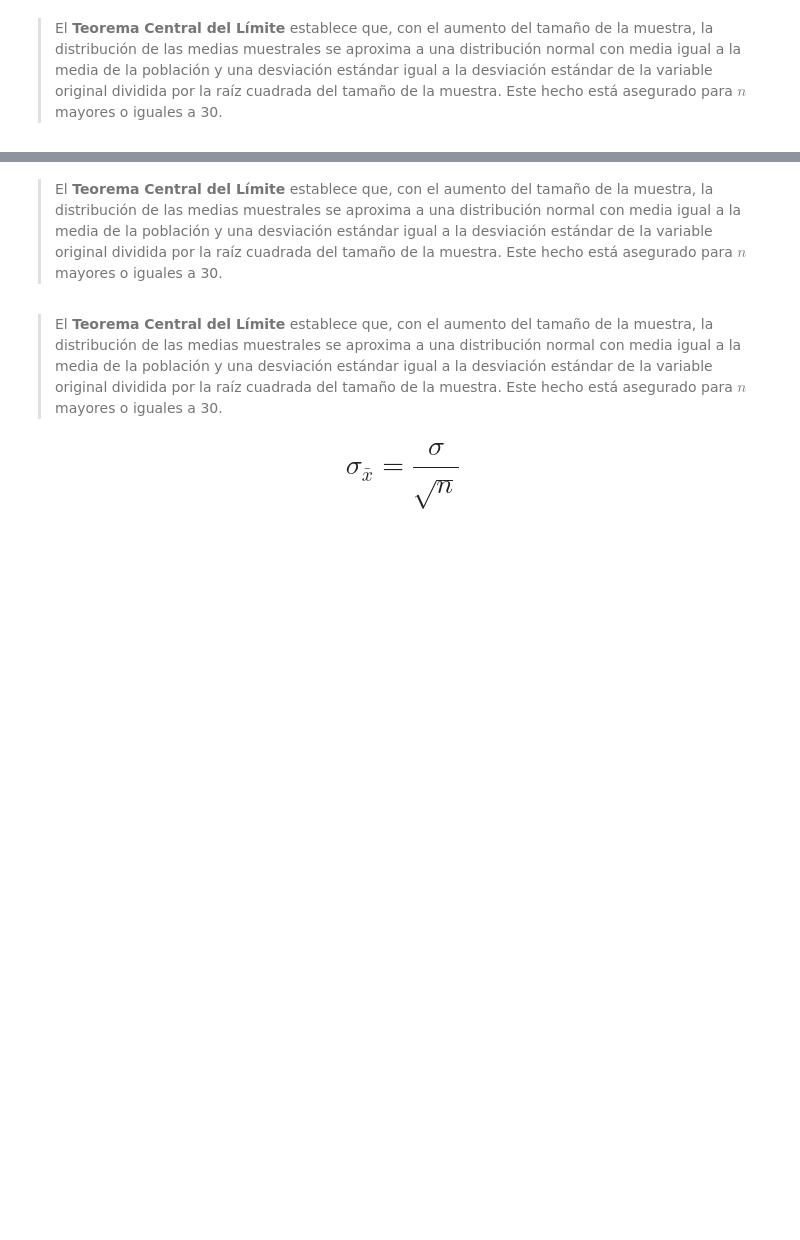
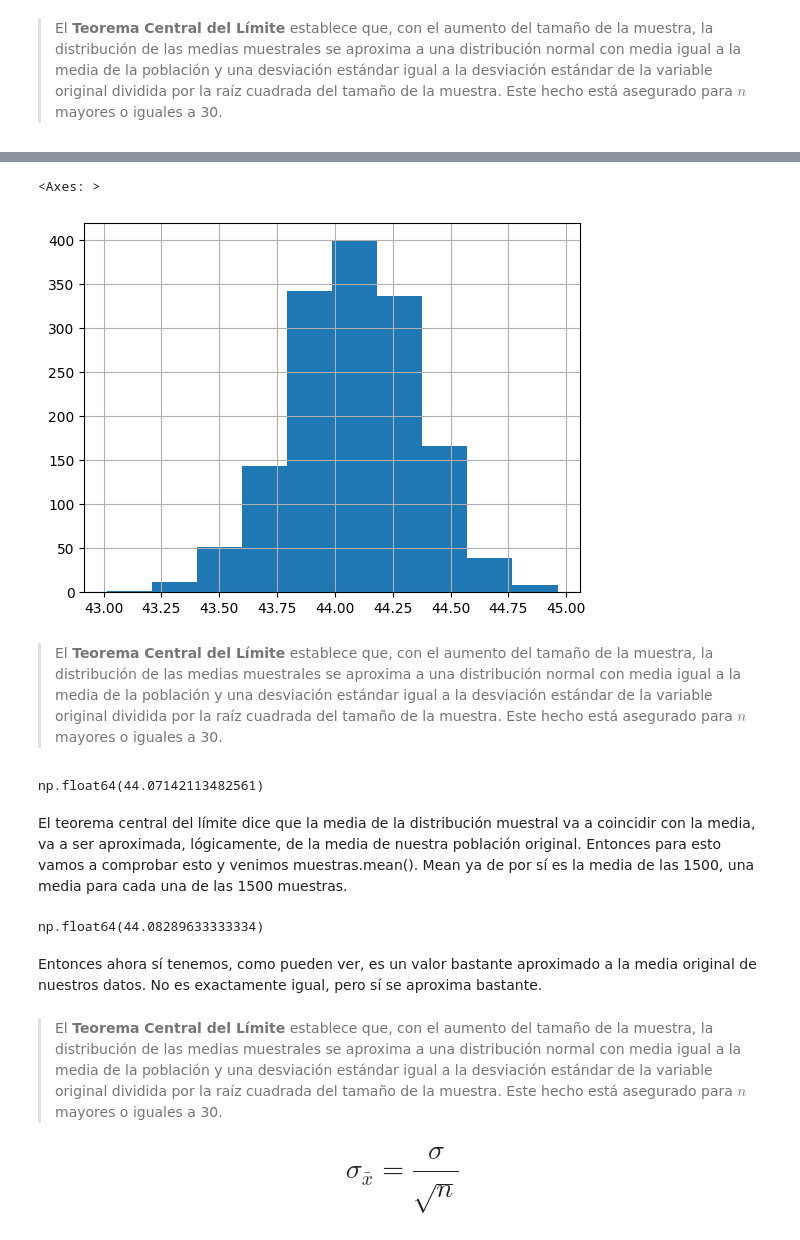
Before and after one commit to jorgevillegazz/Estadisticas-y-Machine-Learning-G9---ONE, a Jupyter notebook: PROBABILIDAD_MUESTREO_IPY.ipynb, the cells around one changed output, grey strips where cells are left out. Drawn from its saved outputs; the diff is of its cells as text; code cells hidden in the pictures; blank space fills up the shorter version.

```diff
--- a/PROBABILIDAD_MUESTREO_IPY.ipynb
+++ b/PROBABILIDAD_MUESTREO_IPY.ipynb
@@ -817,3 +1110,9 @@ Es la forma de hacer suposiciones generalizadas sobre los parámetros de una pob
 La desviación estándar de las medias muestrales se conoce como **error estándar de la media**
 # %% [markdown]
 ### Entendiendo el Teorema Central del Límite
+# %%
+n=2000
+total_de_muestras= 1500
+# %%
+muestras = pd.DataFrame()
+muestras
@@ -819,0 +1123,7 @@ La desviación estándar de las medias muestrales se conoce como **error estánd
+# %%
+for i in range(total_de_muestras):
+  _= datos.Edad.sample(n)
+  _.index = range(0,len(_))
+  muestras['Muestra_'+str(i)] = _
+
+muestras
@@ -822,5 +1163,22 @@ La desviación estándar de las medias muestrales se conoce como **error estánd
+# %%
+muestras.mean().hist()
+# %% [output]
+<Axes: >
+[figure, added]
 # %% [markdown]
 > El **Teorema Central del Límite** establece que, con el aumento del tamaño de la muestra, la distribución de las medias muestrales se aproxima a una distribución normal con media igual a la media de la población y una desviación estándar igual a la desviación estándar de la variable original dividida por la raíz cuadrada del tamaño de la muestra. Este hecho está asegurado para $n$ mayores o iguales a 30.
+# %%
+datos.Edad.mean()
+# %% [output]
+np.float64(44.07142113482561)
+# %% [markdown]
+El teorema central del límite dice que la media de la distribución muestral va a coincidir con la media, va a ser aproximada, lógicamente, de la media de nuestra población original. Entonces para esto vamos a comprobar esto y venimos muestras.mean(). Mean ya de por sí es la media de las 1500, una media para cada una de las 1500 muestras.
+# %%
+muestras.mean().mean()
+# %% [output]
+np.float64(44.08289633333334)
+# %% [markdown]
+Entonces ahora sí tenemos, como pueden ver, es un valor bastante aproximado a la media original de nuestros datos. No es exactamente igual, pero sí se aproxima bastante.
 # %% [markdown]
 > El **Teorema Central del Límite** establece que, con el aumento del tamaño de la muestra, la distribución de las medias muestrales se aproxima a una distribución normal con media igual a la media de la población y una desviación estándar igual a la desviación estándar de la variable original dividida por la raíz cuadrada del tamaño de la muestra. Este hecho está asegurado para $n$ mayores o iguales a 30.
 
```
Also changed, not shown: parts of 76 cells of this notebook.
